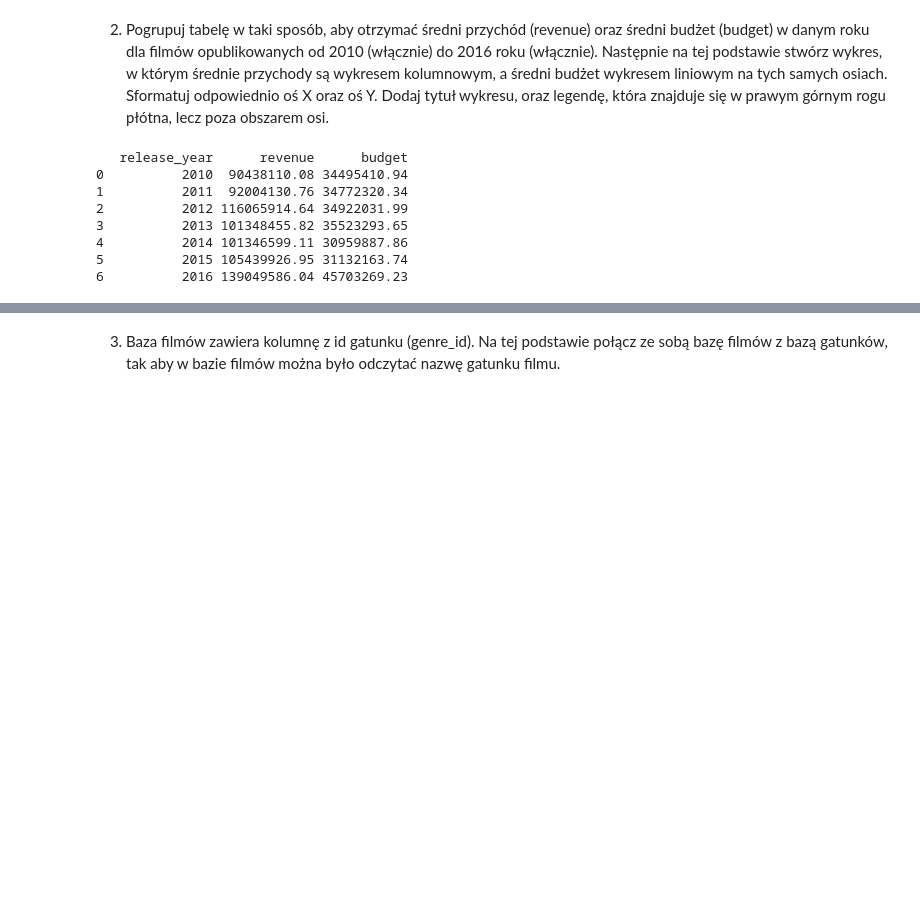
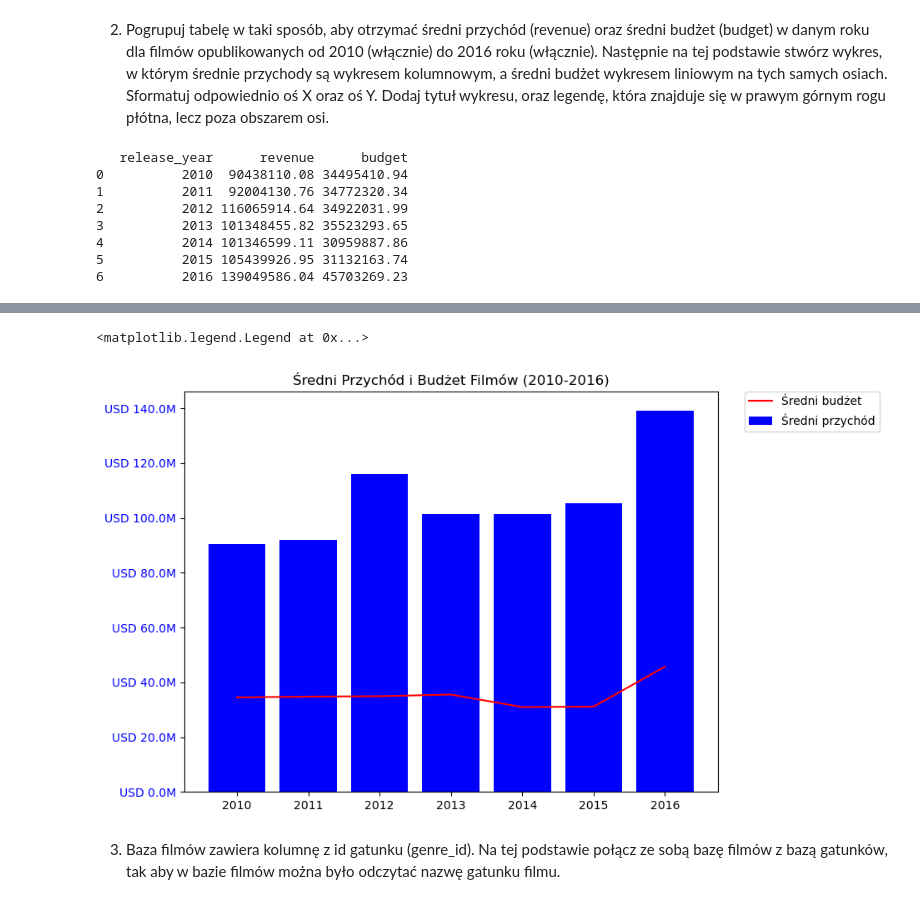
Before and after one commit to ichtys77/kurs_kodilla, a Jupyter notebook: 2.3.task_baza_filmow/2.3.task_baza_filmow.ipynb, the cells around one changed output, grey strips where cells are left out. Drawn from its saved outputs; the diff is of its cells as text; code cells hidden in the pictures; blank space fills up the shorter version.

```diff
--- a/2.3.task_baza_filmow/2.3.task_baza_filmow.ipynb
+++ b/2.3.task_baza_filmow/2.3.task_baza_filmow.ipynb
@@ -114,3 +122,32 @@ plt.show()
+# %%
+# Funkcja pomocnicza dla poprawnego wyświetlania wartości na osi
+def million(x, pos):
+    return 'USD {:2.1f}M'.format(x * 1e-6)
+
+formatter = plt.FuncFormatter(million)
+
+# Tworzenie wykresu
+fig = plt.figure()
+axes = fig.add_axes([0,0,1,1])
+
+# Wykres kolumnowy dla średniego przychodu
+axes.bar(grouped_movies['release_year'], grouped_movies['revenue'],color = 'b', label='Średni przychód')
+
+# Wykres liniowy dla średniego budżetu
+axes.plot(grouped_movies['release_year'], grouped_movies['budget'],color = 'red', label='Średni budżet')
+
+# Dodanie tytułu wykresu
+plt.title('Średni Przychód i Budżet Filmów (2010-2016)')
+
+# Formatowanie osi
+axes.yaxis.set_major_formatter(formatter)
+axes.tick_params(axis='y', labelcolor='b')
+
+# Dodanie legendy poza obszarem wykresu
+axes.legend(loc=(1.05, 0.9))
+# %% [output]
+<matplotlib.legend.Legend at 0x...>
+[figure, added]
 # %% [markdown]
 3. Baza filmów zawiera kolumnę z id gatunku (genre_id). Na tej podstawie połącz ze sobą bazę filmów z bazą gatunków, tak aby w bazie filmów można było odczytać nazwę gatunku filmu.
 # %%
```
Also changed, not shown: parts of 2 cells of this notebook.
